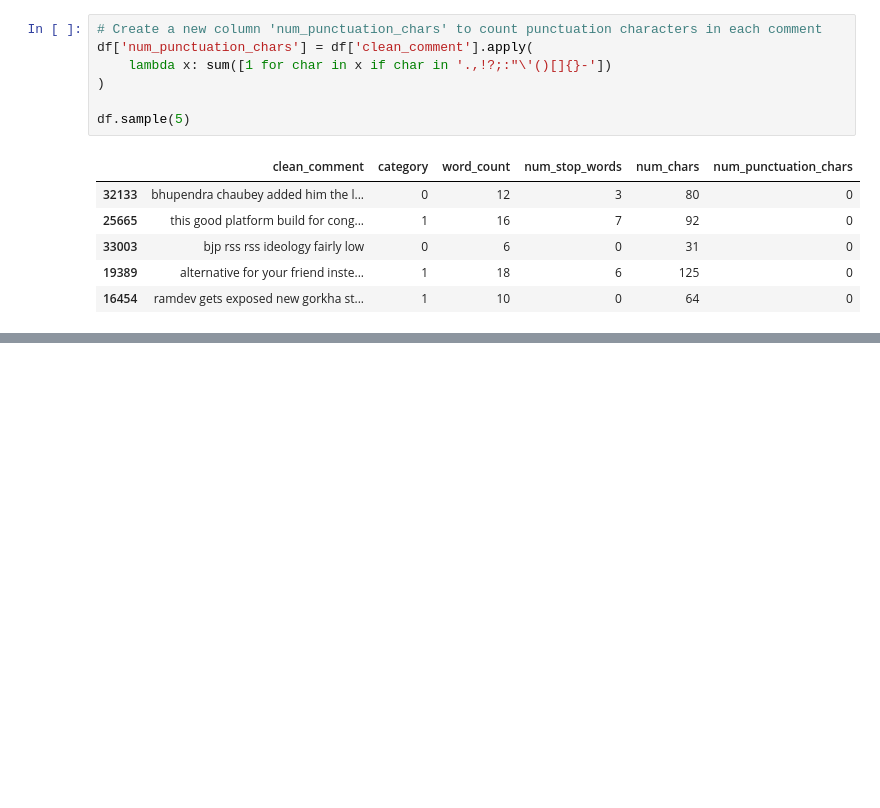
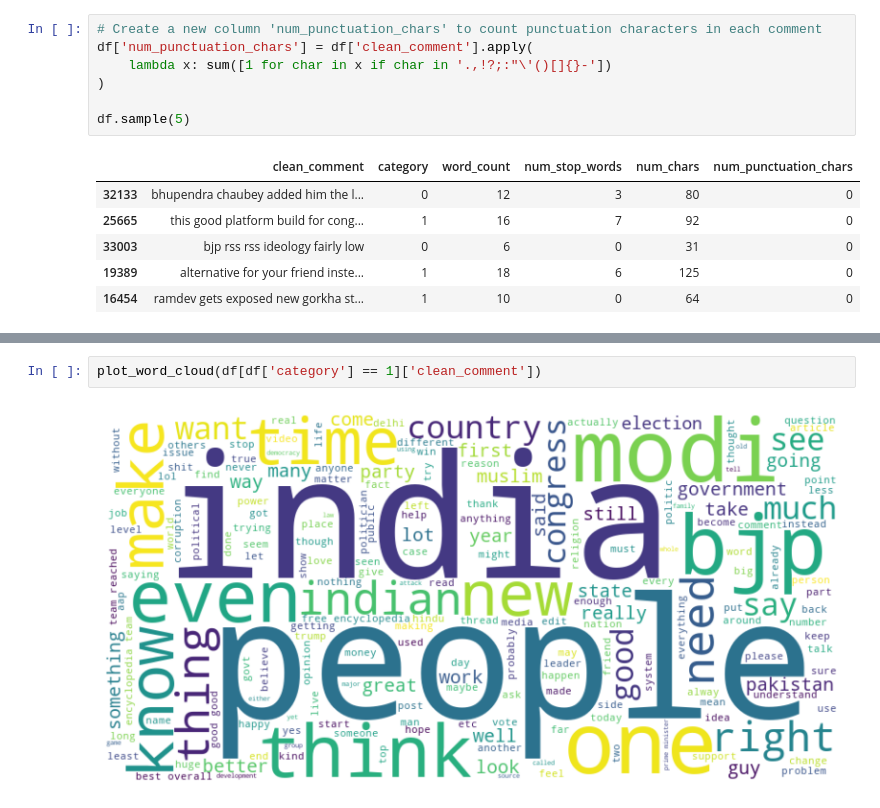
Before and after one commit to im-vishal/yt-comment-analyzer-plugin, a Jupyter notebook: notebooks/yt_comment_analyzer_preprocessing.ipynb, the cells around one changed output, grey strips where cells are left out. Saved outputs shown, nothing was run; the diff lists cells and outputs as text; blank space fills up the shorter version.

```diff
--- a/notebooks/yt_comment_analyzer_preprocessing.ipynb
+++ b/notebooks/yt_comment_analyzer_preprocessing.ipynb
@@ -442,0 +579,4 @@ df.sample(5)
+# %%
+plot_word_cloud(df[df['category'] == 1]['clean_comment'])
+# %% [output]
+[figure, added]
```
Also changed, not shown: parts of 13 cells of this notebook, 1 other file.
